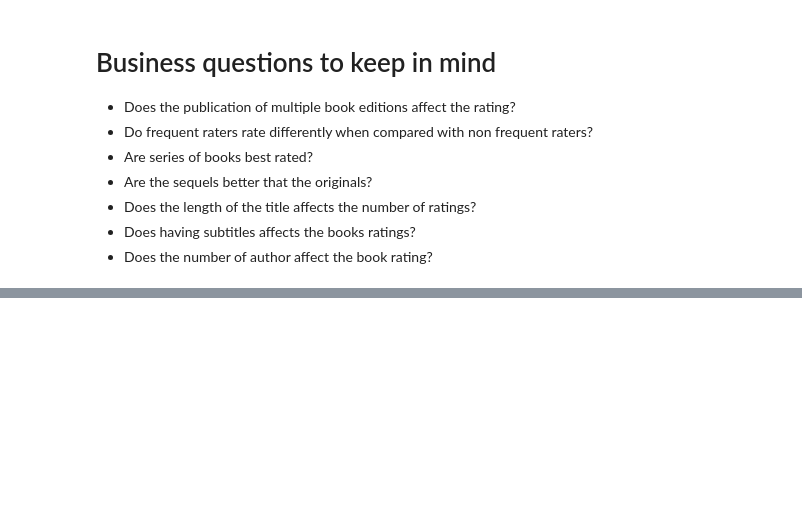
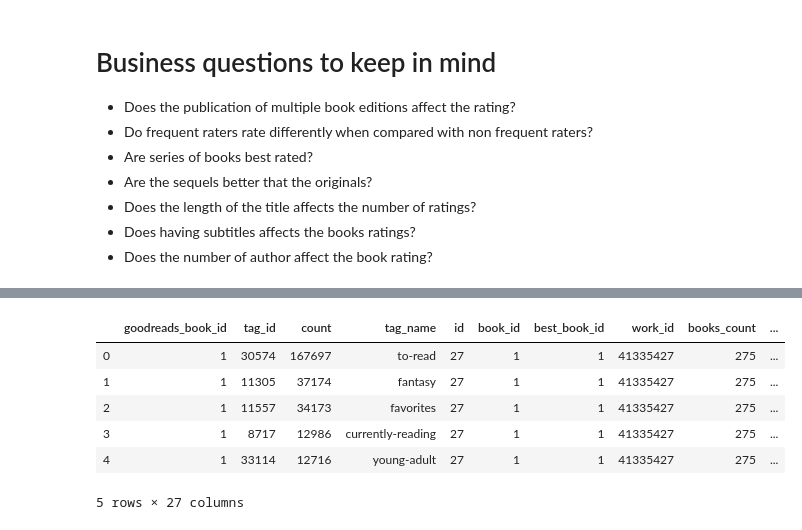
Before and after one commit to tiagocabo/recommender_systems_examples, a Jupyter notebook: Standford_youtube.ipynb, the cells around one changed output, grey strips where cells are left out. Saved outputs shown, nothing was run; the diff lists cells and outputs as text; code cells hidden in the pictures; blank space fills up the shorter version.

```diff
--- a/Standfor_youtube.ipynb
+++ b/Standford_youtube.ipynb
@@ -298,0 +319,2 @@ A particular example is the relationship between the rating and the rating count
+# %%
+book_tags = pd.read_csv('data/goodbooks/book_tags.csv')
@@ -298,0 +332,2 @@ A particular example is the relationship between the rating and the rating count
+# %%
+tags = pd.read_csv('data/goodbooks/tags.csv')
@@ -298,0 +344,2 @@ A particular example is the relationship between the rating and the rating count
+# %%
+book_tags_merged = book_tags.merge(tags, on='tag_id', how='inner')
@@ -298,0 +571,12 @@ A particular example is the relationship between the rating and the rating count
+# %%
+books_all_info = book_tags_merged.merge(books, left_on='goodreads_book_id', right_on= 'book_id', how='inner')
+# %%
+books_all_info.head()
+# %% [output]
+|  | goodreads_book_id | tag_id | count | tag_name | id | book_id | best_book_id | work_id | books_count | ... |
+| 0 | 1 | 30574 | 167697 | to-read | 27 | 1 | 1 | 41335427 | 275 | ... |
+| 1 | 1 | 11305 | 37174 | fantasy | 27 | 1 | 1 | 41335427 | 275 | ... |
+| 2 | 1 | 11557 | 34173 | favorites | 27 | 1 | 1 | 41335427 | 275 | ... |
+| 3 | 1 | 8717 | 12986 | currently-reading | 27 | 1 | 1 | 41335427 | 275 | ... |
+| 4 | 1 | 33114 | 12716 | young-adult | 27 | 1 | 1 | 41335427 | 275 | ... |
+5 rows × 27 columns
```
Also changed, not shown: parts of 50 cells of this notebook.
